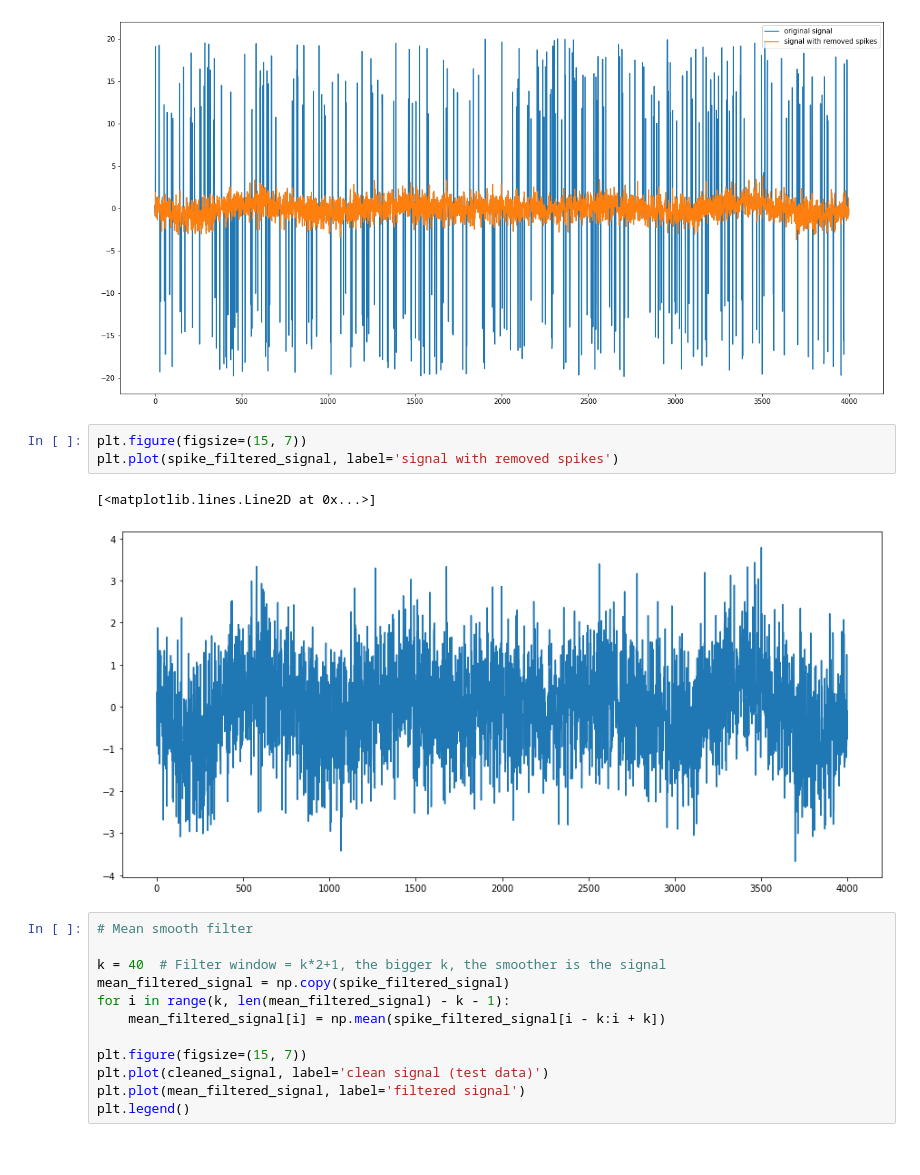
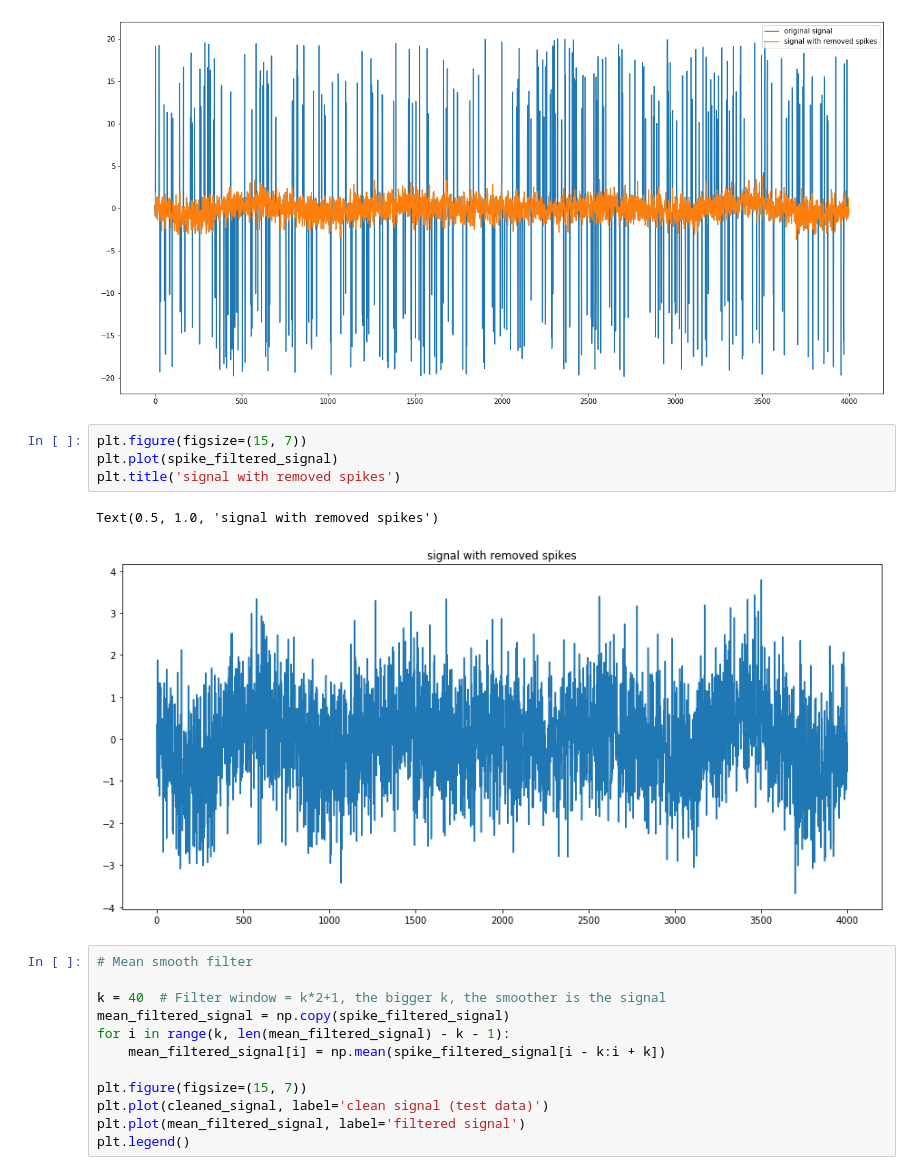
Before and after one commit to ViacheslavBobrov/SignalProcessing, a Jupyter notebook: courses/signal_processing/1.denoising/time_series_denoising_challenge.ipynb, the cells around one changed output. Saved outputs shown, nothing was run; the diff lists cells and outputs as text.

```diff
--- a/courses/signal_processing/1.denoising/time_series_denoising_challenge.ipynb
+++ b/courses/signal_processing/1.denoising/time_series_denoising_challenge.ipynb
@@ -60,10 +59,11 @@ plt.legend()
 [figure]
 # %%
 plt.figure(figsize=(15, 7))
-plt.plot(spike_filtered_signal, label='signal with removed spikes')
+plt.plot(spike_filtered_signal)
+plt.title('signal with removed spikes')
 # %% [output]
-[<matplotlib.lines.Line2D at 0x...>]
+Text(0.5, 1.0, 'signal with removed spikes')
-[figure, old version]
+[figure, new version]
 # %%
 # Mean smooth filter
 
```
Also changed, not shown: parts of 1 cell of this notebook.
